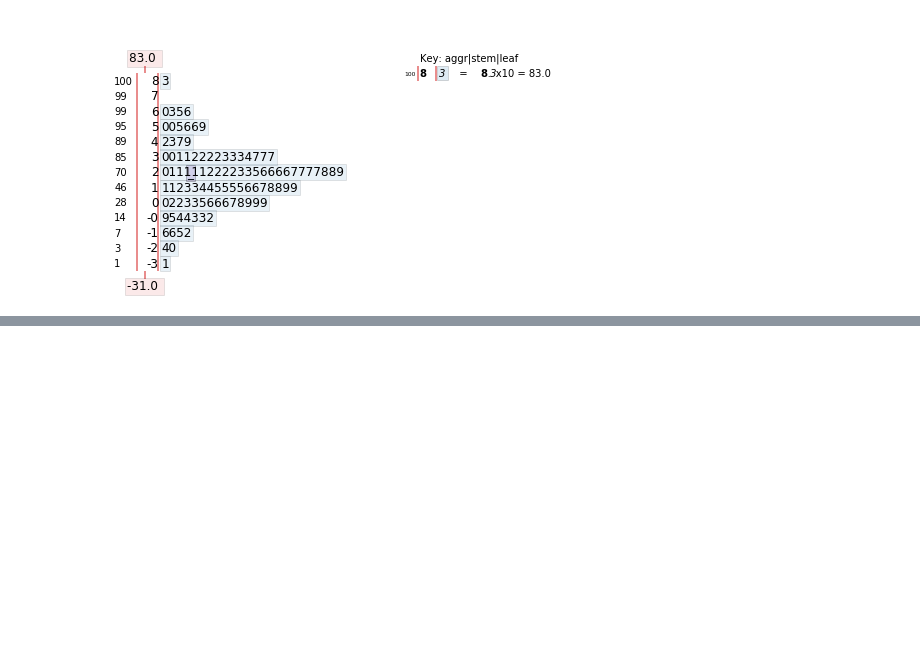
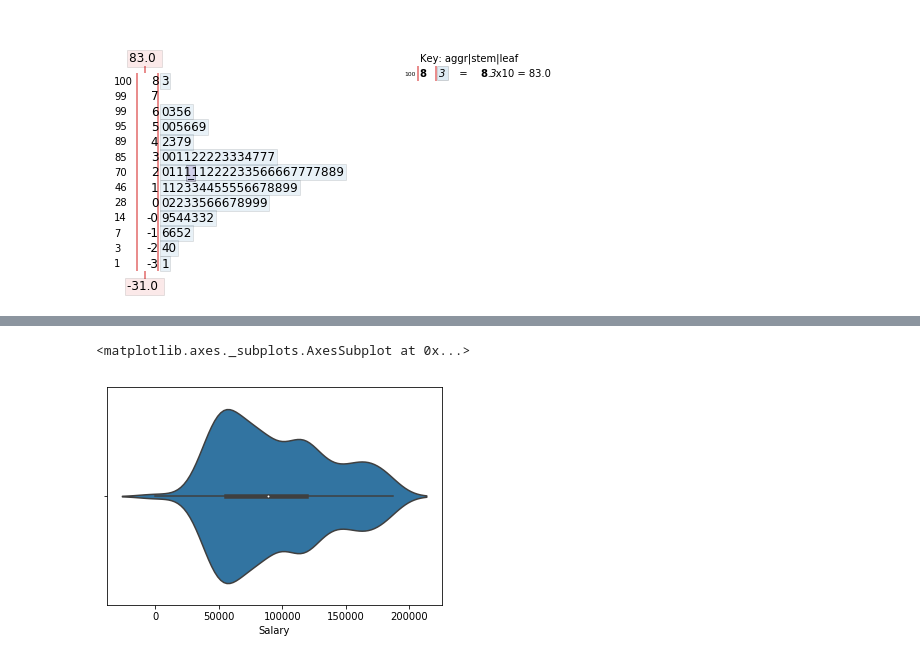
Before and after one commit to dermotkel/fundamentals-project, a Jupyter notebook: Fundamentals - Project.ipynb, the cells around one changed output, grey strips where cells are left out. Saved outputs shown, nothing was run; the diff lists cells and outputs as text; code cells hidden in the pictures; blank space fills up the shorter version.

Commit message:
added violin foot

```diff
--- a/Fundamentals - Project.ipynb
+++ b/Fundamentals - Project.ipynb
@@ -308,0 +188,5 @@ SyntaxError: invalid syntax (<ipython-input-33-7726a6911195>, line 1)
+# %%
+sns.violinplot(x='Salary', data=trump)
+# %% [output]
+<matplotlib.axes._subplots.AxesSubplot at 0x...>
+[figure, added]
```
Also changed, not shown: parts of 21 cells of this notebook.
